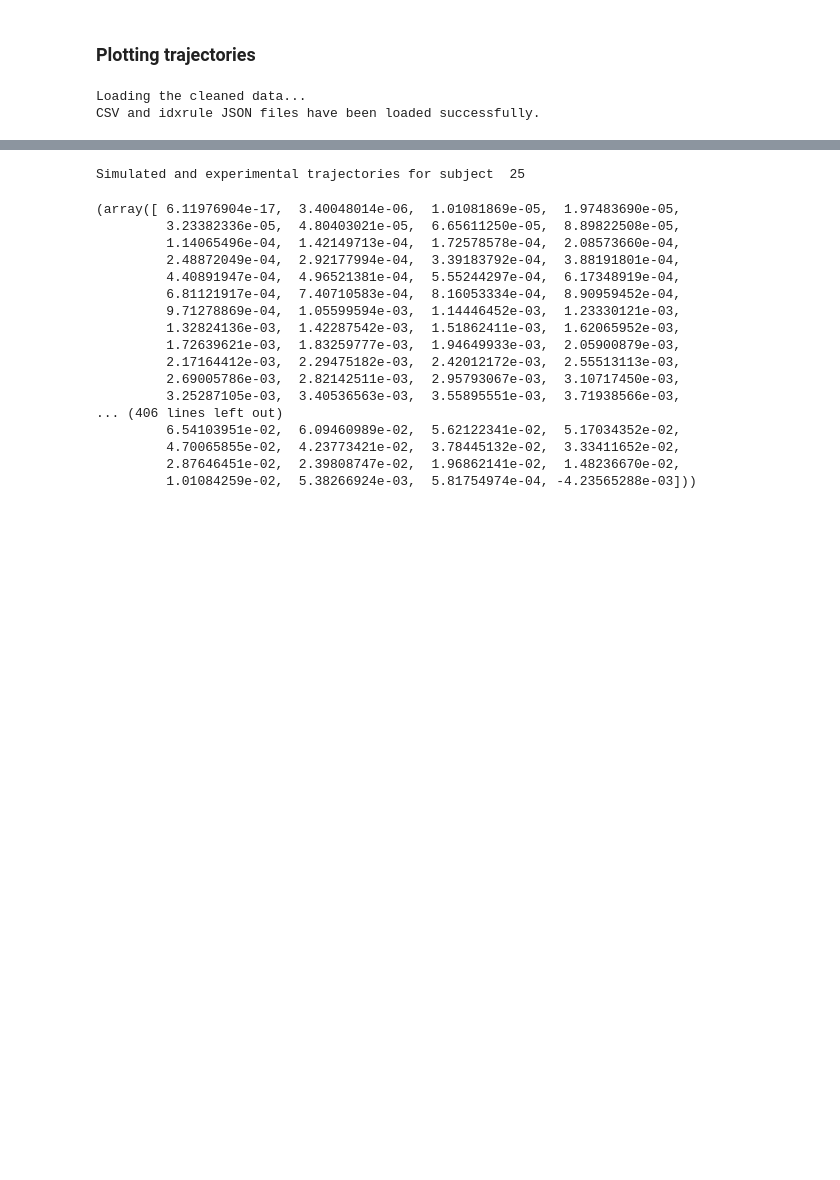
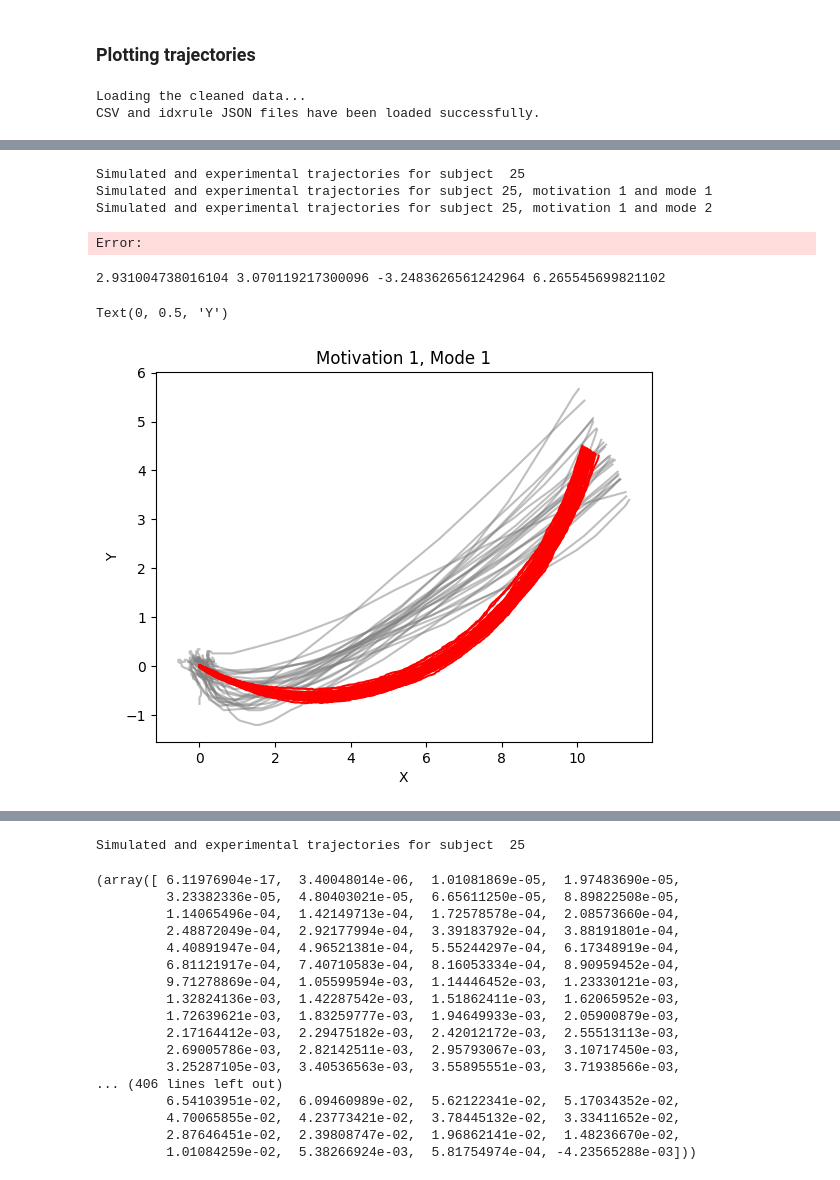
Before and after one commit to flaviaferrus/MotorControlPrediction, a Jupyter notebook: Notebooks/MultipleSubjects.ipynb, the cells around one changed output, grey strips where cells are left out. Cells and saved outputs as stored; diff of their text form; code cells hidden in the pictures; blank space fills up the shorter version.

Commit message:
Plotting simulated trajectories

```diff
--- a/Notebooks/MultipleSubjects.ipynb
+++ b/Notebooks/MultipleSubjects.ipynb
@@ -184,3 +184,5 @@ scaled_data_dict, results_dict = load_processed_mult_data(folder_name='scaled_mu
 # %% [output]
 Loading the cleaned data...
 CSV and idxrule JSON files have been loaded successfully.
+# %%
+cleaned_data_dict, idxrule_dict = load_processed_mult_data(folder_name='clustered_multiple_data')
@@ -186,0 +192,16 @@ CSV and idxrule JSON files have been loaded successfully.
+# %%
+combined_multiple_trajectories_plot(scaled_data_dict = cleaned_data_dict,
+                                    params_loaded = params_loaded,
+                                    opt_sigma = opt_sigma,
+                                    segments = segments,
+                                    first_subj = 25, last_subj = 26,
+                                    n_clusters = 4,
+                                    saving = True,
+                                    inverse = True,
+                                    save_dir = 'project_plots',
+                                    picname = 'Simulated_trajectories_project')
+# %% [output]
+Simulated and experimental trajectories for subject  25
+Simulated and experimental trajectories for subject 25, motivation 1 and mode 1
+Simulated and experimental trajectories for subject 25, motivation 1 and mode 2
+Error:
@@ -186,0 +429,60 @@ CSV and idxrule JSON files have been loaded successfully.
+# %%
+subject = 25
+motivation = 1
+mode = 1
+cluster = 0
+inverse = True
+inverse2 = False
+
+key_x = f'dfx_{subject}_{motivation}{mode}_cluster_{cluster}'
+key_y = f'dfy_{subject}_{motivation}{mode}_cluster_{cluster}'
+key_ = f'{subject}_{motivation}{mode}_cluster_{cluster}'
+
+# Retrieve data if available
+dfx_ = cleaned_data_dict[subject].get(key_x)
+dfy_ = cleaned_data_dict[subject].get(key_y)
+params = params_loaded[subject].get(key_)
+sigma = opt_sigma[subject].get(key_)
+
+fig, ax = plt.subplots()
+## Plotting experimental data
+for i in range(len(dfx_)):
+    if inverse2:
+        dfx_, dfy_ = linear_transf_(dfx_, dfy_, segments[cluster][0], segments[cluster][1], inverse=True)
+        ax.plot(dfx_.iloc[i], dfy_.iloc[i], color='gray', alpha=0.5, label='Experimental Trajectories' if i == 0 and cluster == 0 else "")
+    else:
+        ax.plot(dfx_.iloc[i], dfy_.iloc[i], color='gray', alpha=0.5, label='Experimental Trajectories' if i == 0 and cluster == 0 else "")
+
+## Plotting numerical simulation
+gamma, epsilon, alpha = params.x
+sigma = sigma.x
+print(gamma, epsilon, alpha, sigma)
+
+parameters2=(3.7, -0.15679707,  0.97252444,  0.54660283, -6.75775885, -0.06253371)
+n=50
+timestep=1/500
+colors = ['r', 'g', 'b', 'c']
+color = colors[cluster % len(colors)]
+
+for i in range(n):
+    x, y, v, w, ux, uy, T = numericalSimulation(x_0=(0,0,0,0), p_T=1.3,
+                                                sigma=sigma*0.05, gamma=gamma, epsilon=epsilon, alpha=alpha,
+                                                u_0=parameters2[:2], l_0=parameters2[2:],
+                                                i_max=1000, dt=timestep,
+                                                Autoregr=False,
+                                                Arc=True, angle=math.pi*12/24, angle0=0, p=(.2,0), r=.1)
+    if inverse:
+        x_, y_ = linear_transf_(x, y, segments[cluster][0], segments[cluster][1], inverse = True)
+        ax.plot(x_, y_, color = color, label=f'Simulated Trajectories Cluster {cluster}' if i == 0 else "")
+    else:
+        ax.plot(x, y, color = color, label=f'Simulated Trajectories Cluster {cluster}' if i == 0 else "")
+
+
+
+ax.set_title(f'Motivation {motivation}, Mode {mode}')
+ax.set_xlabel('X')
+ax.set_ylabel('Y')
+# %% [output]
+2.931004738016104 3.070119217300096 -3.2483626561242964 6.265545699821102
+Text(0, 0.5, 'Y')
+[figure, added]
```
Also changed, not shown: parts of 8 cells of this notebook, 1 other file.
